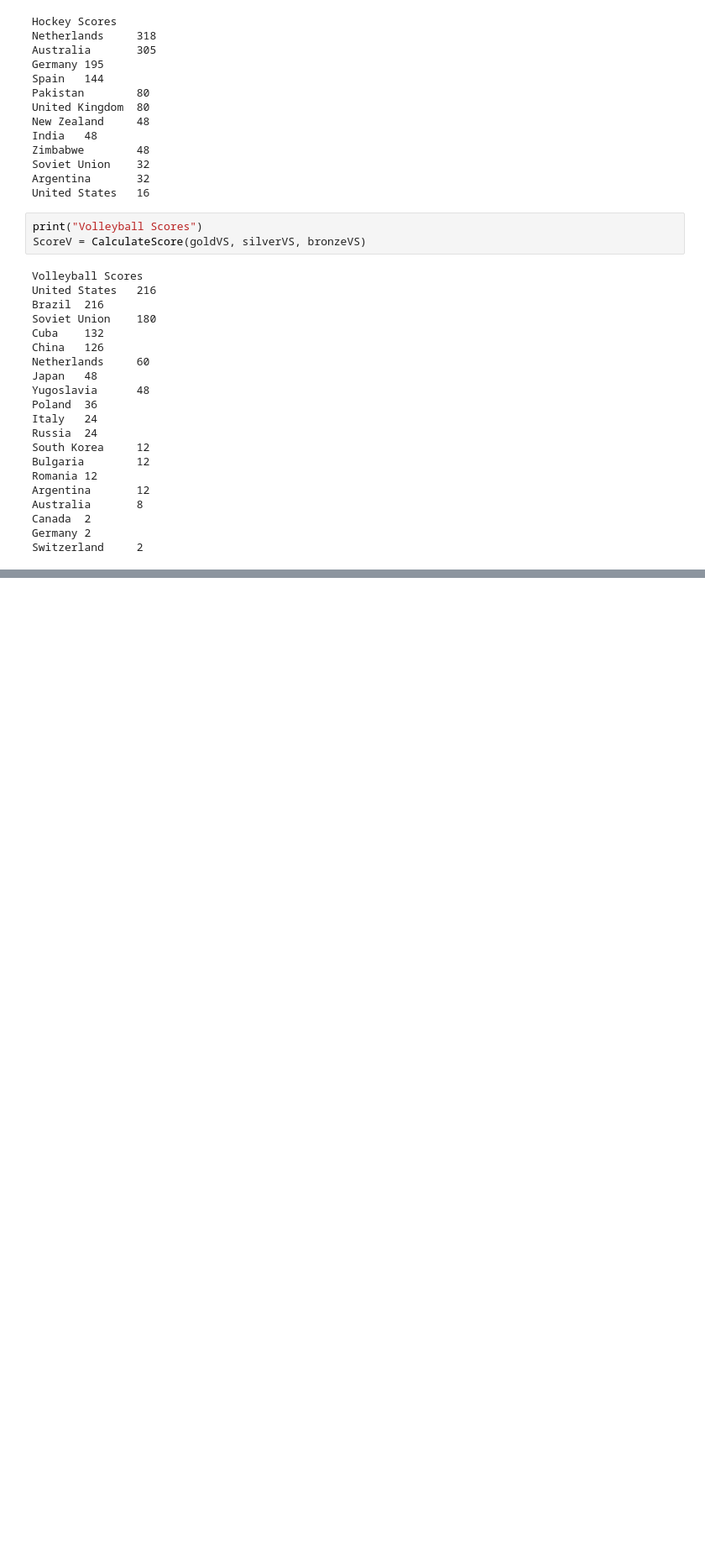
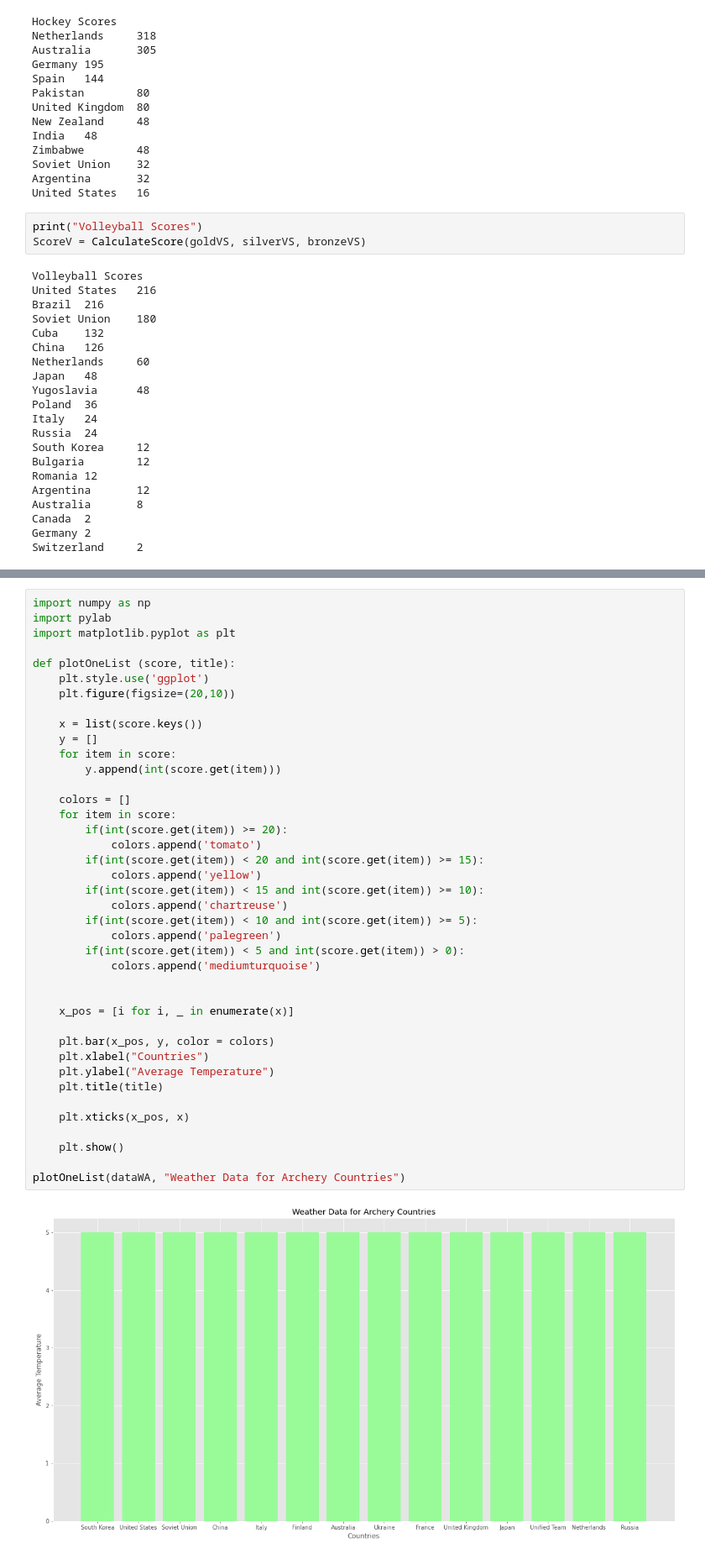
Before and after one commit to fdac20/Olympics, a Jupyter notebook: code/AnalyzeData.ipynb, the cells around one changed output, grey strips where cells are left out. Shown: that part at 84% size. Saved outputs shown, nothing was run; the diff lists cells and outputs as text; blank space fills up the shorter version.

Commit message:
added charts for weather

```diff
--- a/code/AnalyzeData.ipynb
+++ b/code/AnalyzeData.ipynb
@@ -493,0 +493,42 @@ for x in ScoreA:
+# %%
+import numpy as np
+import pylab
+import matplotlib.pyplot as plt
+
+def plotOneList (score, title):
+    plt.style.use('ggplot')
+    plt.figure(figsize=(20,10))
+
+    x = list(score.keys())
+    y = []
+    for item in score:
+        y.append(int(score.get(item)))
+
+    colors = []
+    for item in score:
+        if(int(score.get(item)) >= 20):
+            colors.append('tomato')
+        if(int(score.get(item)) < 20 and int(score.get(item)) >= 15):
+            colors.append('yellow')
+        if(int(score.get(item)) < 15 and int(score.get(item)) >= 10):
+            colors.append('chartreuse')
+        if(int(score.get(item)) < 10 and int(score.get(item)) >= 5):
+            colors.append('palegreen')
+        if(int(score.get(item)) < 5 and int(score.get(item)) > 0):
+            colors.append('mediumturquoise')
+
+
+    x_pos = [i for i, _ in enumerate(x)]
+
+    plt.bar(x_pos, y, color = colors)
+    plt.xlabel("Countries")
+    plt.ylabel("Average Temperature")
+    plt.title(title)
+
+    plt.xticks(x_pos, x)
+
+    plt.show()
+
+plotOneList(dataWA, "Weather Data for Archery Countries")
+# %% [output]
+[figure, added]
```
Also changed, not shown: parts of 2 cells of this notebook.
